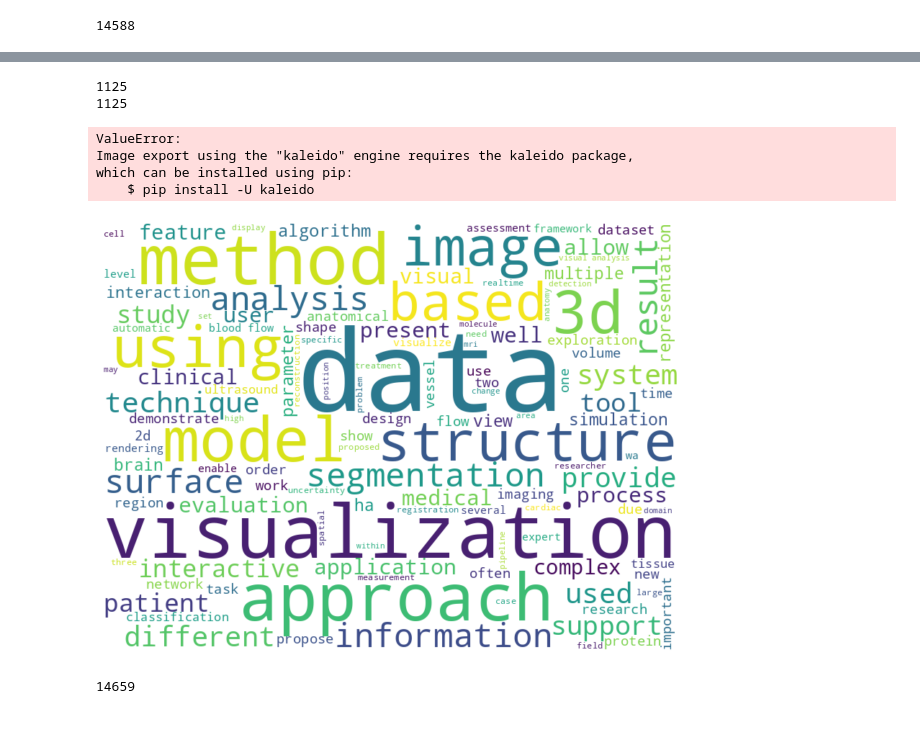
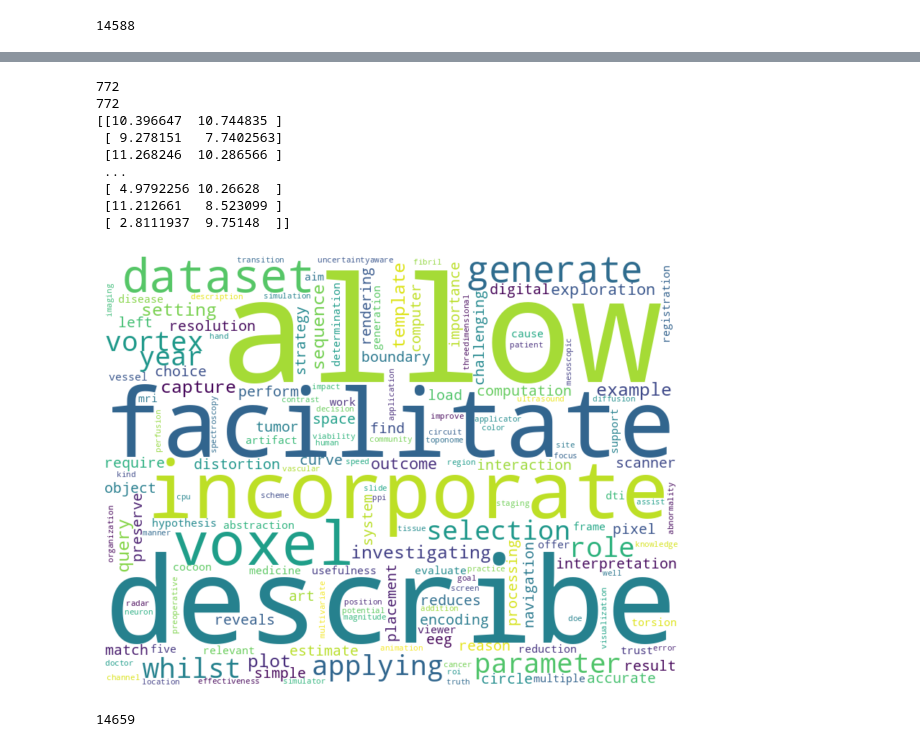
Before and after one commit to pruthvi-hegde/biomedvis, a Jupyter notebook: Notebooks/category_finding.ipynb, the cells around one changed output, grey strips where cells are left out. Cells and saved outputs as stored; diff of their text form; code cells hidden in the pictures.

```diff
--- a/Notebooks/category_finding.ipynb
+++ b/Notebooks/category_finding.ipynb
@@ -62,3 +77,22 @@ flat_list = [item for sublist in processed_content for item in sublist]
 len(flat_list)
 # %% [output]
 27284
+# %%
+from wordcloud import WordCloud
+import matplotlib.pyplot as plt
+
+text = flat_list
+text = " ".join(text)
+
+wordcloud = WordCloud(width=800, height=600,
+                      background_color='white',
+                      min_font_size=10,
+                      max_words=200).generate(text)
+
+# plot the WordCloud image
+plt.figure(figsize=(8, 8), facecolor=None)
+plt.imshow(wordcloud, interpolation="bilinear")
+plt.axis("off")
+plt.tight_layout(pad=0)
+
+plt.show()
@@ -74,7 +110,7 @@ len(words)
 # %% [output]
 14588
 # %%
-
-unique_words = list(set(item for item in words if flat_list.count(item) > 2))
+k = ['e.g', 'etc', 'i.e', '..']
+unique_words = list(set(item for item in words if flat_list.count(item) >= 5 and item not in k))
 len(unique_words)
 # %% [output]
@@ -91,10 +127,30 @@ print(len(model_words))
 
 umap_embeddings = UMAP(n_neighbors=5, n_components=2, metric='cosine', random_state=42)
 low_dim_embeddings = umap_embeddings.fit_transform(word_vecs)
+print(low_dim_embeddings)
 pio.renderers.default = "browser"
-fig = px.scatter(low_dim_embeddings, x=0, y=1, opacity=1, hover_name=model_words,
-                 title="Embeddings of 1125 words from VCBM publications (2008-2021")
-fig.update_traces(marker_color='#2950b3', selector=dict(mode='markers'))
+fig = px.scatter(low_dim_embeddings, x=0, y=1, opacity=1, text=model_words)
+
+config = {
+    'toImageButtonOptions': {
+        'format': 'png',  # one of png, svg, jpeg, webp
+        'filename': 'custom_image',
+        'height': 500,
+        'width': 700,
+        'scale': 1  # Multiply title/legend/axis/canvas sizes by this factor
+    },
+    'scrollZoom': True
+}
+
+
+def improve_text_position(x):
+    """ it is more efficient if the x values are sorted """
+
+    positions = ['top center', 'bottom center']  # you can add more: left center ...
+    return [positions[i % len(positions)] for i in range(len(x))]
+
+
+fig.update_traces(textposition=improve_text_position(low_dim_embeddings))
 fig.update_layout(
     margin=dict(l=5, r=5, b=30),
     title_font_family="poppins",
@@ -129,45 +185,40 @@ fig.update_layout(
     ),
     plot_bgcolor='white',
 )
-
-# def improve_text_position(x):
-#     """ it is more efficient if the x values are sorted """
-#
-#     positions = ['top center', 'bottom center']  # you can add more: left center ...
-#     return [positions[i % len(positions)] for i in range(len(x))]
-#
-#
-# fig.update_traces(textposition=improve_text_position(low_dim_embeddings[0]))
-fig.show()
+# fig.update_traces(textposition='top center')
+fig.show(config=config)
 fig.write_image("fig1.png")
 # %% [output]
-1125
-1125
+772
+772
+[[10.396647  10.744835 ]
+ [ 9.278151   7.7402563]
+ [11.268246  10.286566 ]
+ ...
+ [ 4.9792256 10.26628  ]
+ [11.212661   8.523099 ]
+ [ 2.8111937  9.75148  ]]
-ValueError:
-Image export using the "kaleido" engine requires the kaleido package,
-which can be installed using pip:
-    $ pip install -U kaleido
 # %%
 from wordcloud import WordCloud
 import matplotlib.pyplot as plt
 
-text = flat_list
+text = unique_words
 text = " ".join(text)
 
 wordcloud = WordCloud(width=800, height=600,
                       background_color='white',
                       min_font_size=10,
                       max_words=200).generate(text)
 
 # plot the WordCloud image
 plt.figure(figsize=(8, 8), facecolor=None)
 plt.imshow(wordcloud, interpolation="bilinear")
 plt.axis("off")
 plt.tight_layout(pad=0)
 
 plt.show()
 # %% [output]
-[figure, old version]
+[figure, new version]
 # %%
 # using spacy and scispacy
 # %%
```
Also changed, not shown: parts of 14 cells of this notebook, 23 other files.
